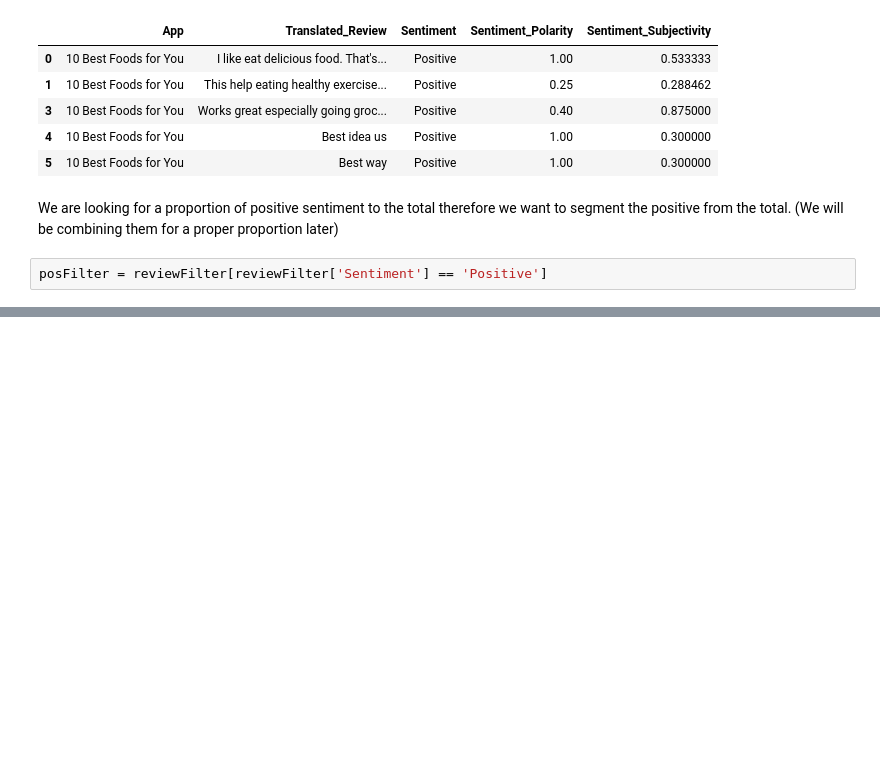
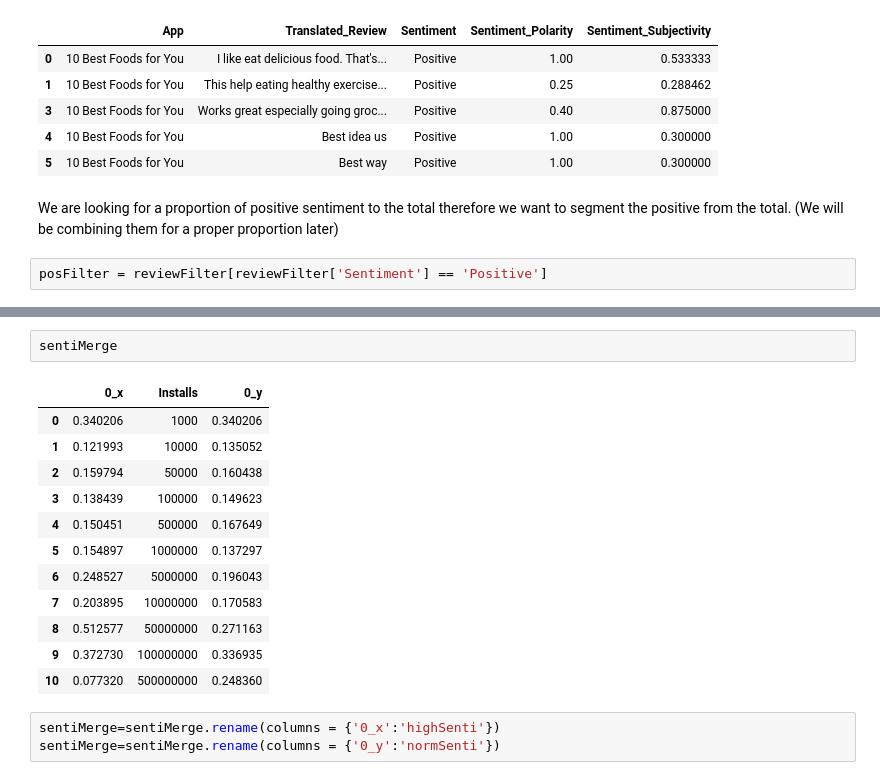
Before and after one commit to KenJiangg/Exploring-Datasets, a Jupyter notebook: GooglePlayEDA.ipynb, the cells around one changed output, grey strips where cells are left out. Saved outputs shown, nothing was run; the diff lists cells and outputs as text; blank space fills up the shorter version.

```diff
--- a/GooglePlayEDA.ipynb
+++ b/GooglePlayEDA.ipynb
@@ -281,0 +408,18 @@ Name: Sentiment, Length: 853, dtype: int64
+# %%
+sentiMerge
+# %% [output]
+|  | 0_x | Installs | 0_y |
+| 0 | 0.340206 | 1000 | 0.340206 |
+| 1 | 0.121993 | 10000 | 0.135052 |
+| 2 | 0.159794 | 50000 | 0.160438 |
+| 3 | 0.138439 | 100000 | 0.149623 |
+| 4 | 0.150451 | 500000 | 0.167649 |
+| 5 | 0.154897 | 1000000 | 0.137297 |
+| 6 | 0.248527 | 5000000 | 0.196043 |
+| 7 | 0.203895 | 10000000 | 0.170583 |
+| 8 | 0.512577 | 50000000 | 0.271163 |
+| 9 | 0.372730 | 100000000 | 0.336935 |
+| 10 | 0.077320 | 500000000 | 0.248360 |
+# %%
+sentiMerge=sentiMerge.rename(columns = {'0_x':'highSenti'})
+sentiMerge=sentiMerge.rename(columns = {'0_y':'normSenti'})
```
Also changed, not shown: parts of 45 cells of this notebook.
